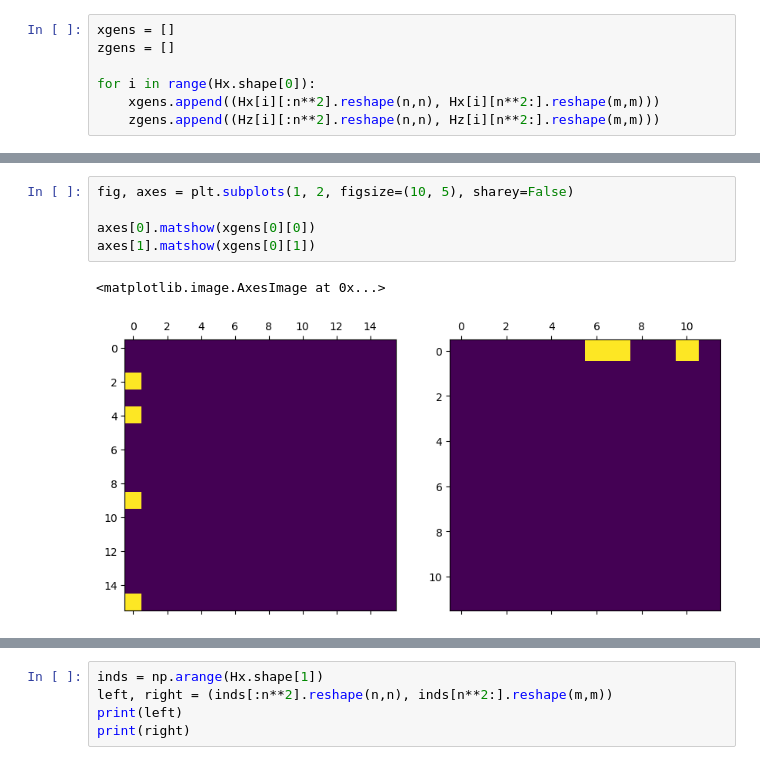
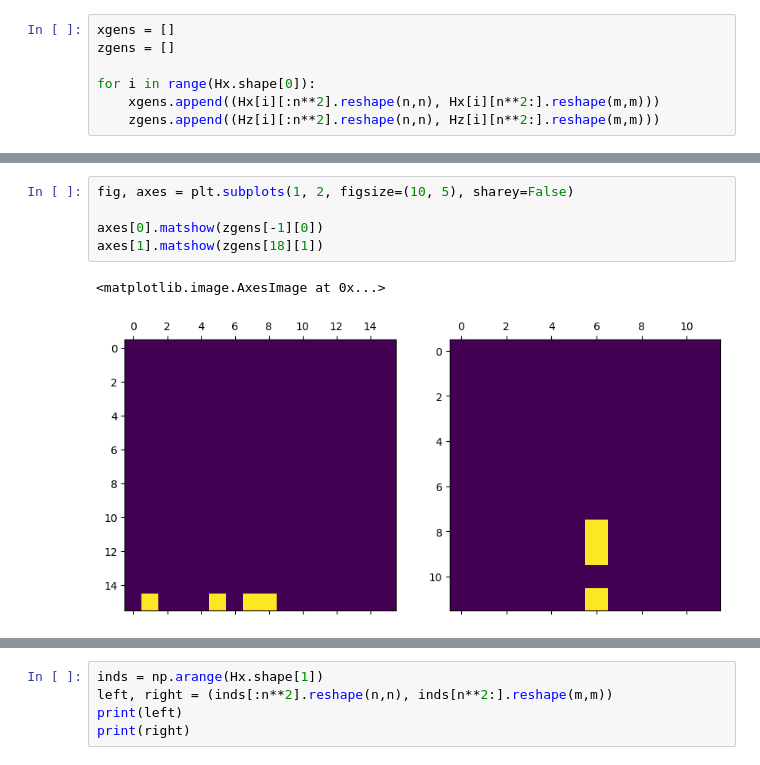
Before and after one commit to noahberthusen/adaptive_qec, a Jupyter notebook: notebooks/canonical.ipynb, the cells around one changed output, grey strips where cells are left out. Saved outputs shown, nothing was run; the diff lists cells and outputs as text.

```diff
--- a/notebooks/canonical.ipynb
+++ b/notebooks/canonical.ipynb
@@ -106,11 +132,11 @@ for i in range(Hx.shape[0]):
 # %%
 fig, axes = plt.subplots(1, 2, figsize=(10, 5), sharey=False)
 
-axes[0].matshow(xgens[0][0])
-axes[1].matshow(xgens[0][1])
+axes[0].matshow(zgens[-1][0])
+axes[1].matshow(zgens[18][1])
 # %% [output]
 <matplotlib.image.AxesImage at 0x...>
-[figure, old version]
+[figure, new version]
 # %%
 fig, axes = plt.subplots(1, 2, figsize=(10, 5), sharey=False)
 
```
Also changed, not shown: parts of 6 cells of this notebook, 17 other files.
